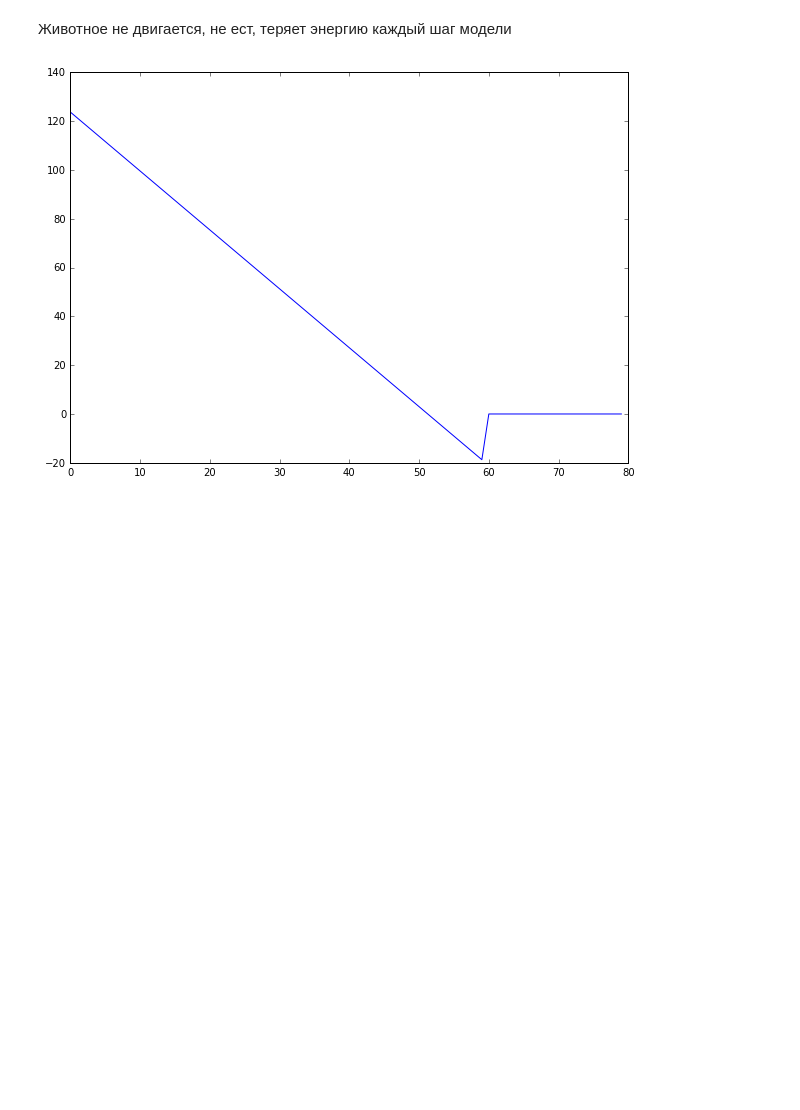
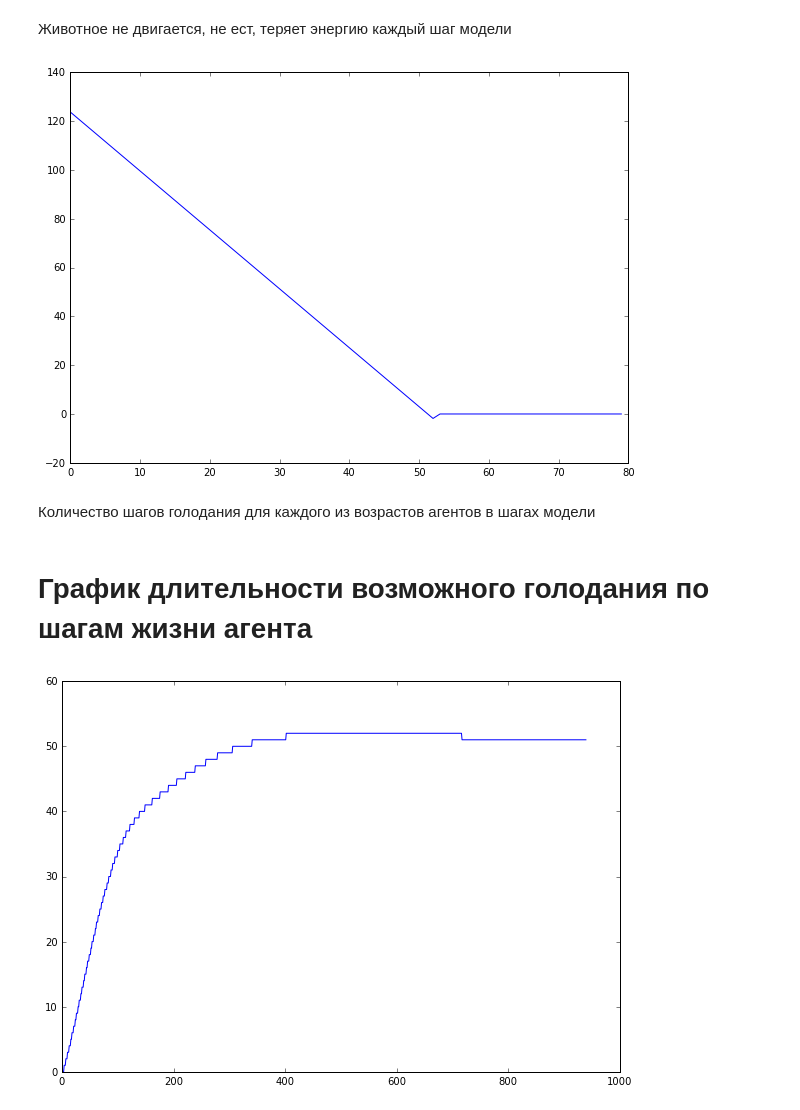
Before and after one commit to Zhuikov/predator-prey, a Jupyter notebook: notebooks/DynamicLifeModel.ipynb, the cells around one changed output. Saved outputs shown, nothing was run; the diff lists cells and outputs as text; code cells hidden in the pictures; blank space fills up the shorter version.

Commit message:
График возможного голодания по возрастам

```diff
--- a/notebooks/DynamicLifeModel.ipynb
+++ b/notebooks/DynamicLifeModel.ipynb
@@ -71,6 +69,9 @@ def epsilon_f(x):
 
 for i in range(current_step, current_step + 60):
     E[i] = E[i-1] - epsilon_f(getAge(current_step))
+    if E[i] <= 0:
+        print(i - current_step)
+        break
 
 print(E[current_step + 50], E[current_step + 51], E[current_step + 52])
 # %% [output]
@@ -91,4 +93,30 @@ plt.figure(figsize=(10, 7))
 plt.plot(t, E[428:508], 'b')
 plt.show()
 # %% [output]
-[figure, old version]
+[figure, new version]
+# %% [markdown]
+Количество шагов голодания для каждого из возрастов агентов в шагах модели
+# %%
+x = np.zeros(1000)
+
+for current_step in range(1, 1000):
+    E = np.zeros(1000)
+    E[current_step - 1] = E_max[current_step - 1]
+    for i in range(current_step, 1000):
+        E[i] = E[i-1] - epsilon_f(getAge(current_step))
+        if E[i] <= 0:
+            x[current_step] = i - current_step
+            break
+# %% [markdown]
+# График длительности возможного голодания по шагам жизни агента
+# %%
+import numpy as np
+from matplotlib import pyplot as plt
+%matplotlib inline
+
+t = np.arange(0, 940)
+plt.figure(figsize=(10, 7))
+plt.plot(t, x[:940], 'b')
+plt.show()
+# %% [output]
+[figure, added]
```
Also changed, not shown: parts of 4 cells of this notebook.
